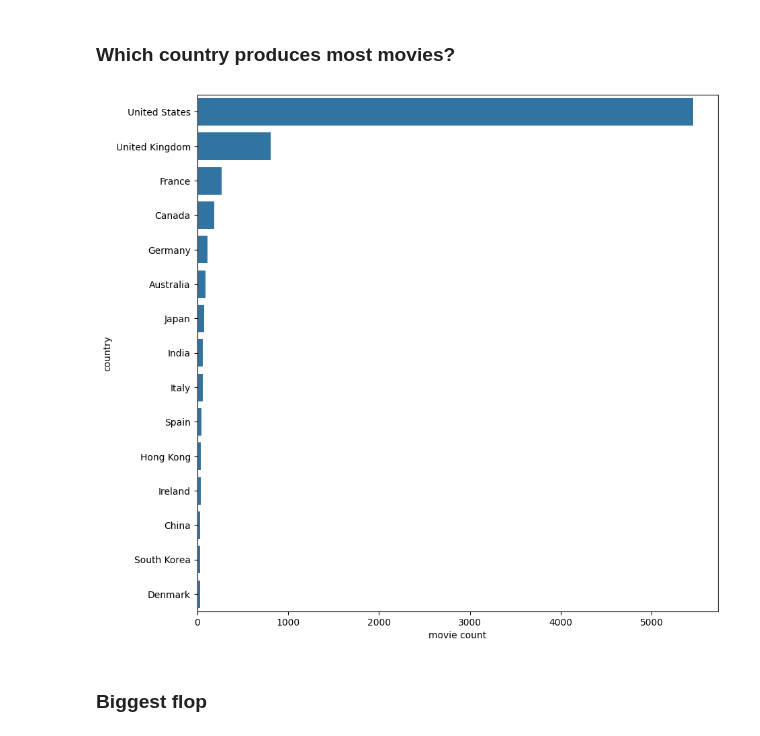
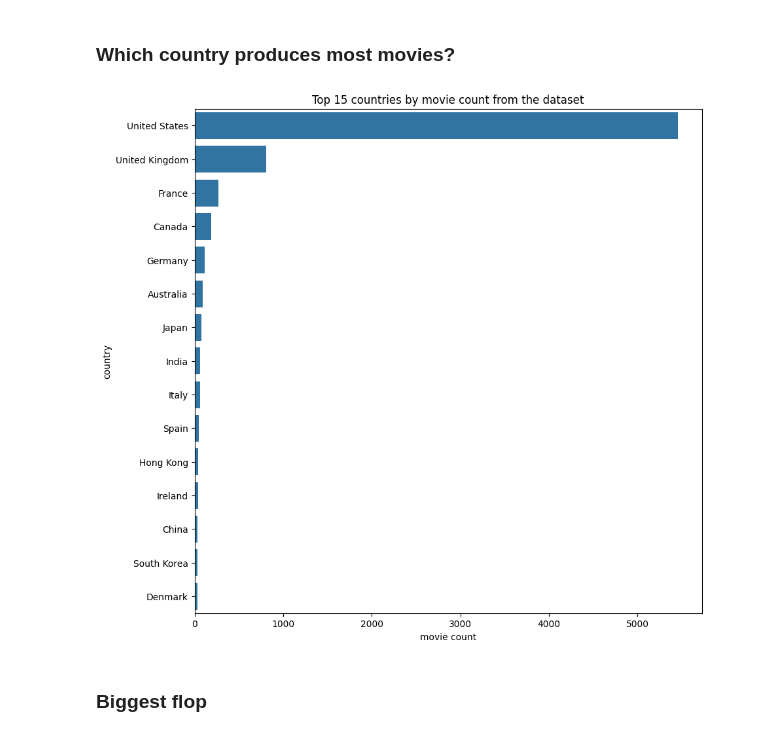
Before and after one commit to YugamdeepGoyal/Python_Data_Analysis_Project, a Jupyter notebook: app.ipynb, the cells around one changed output. Saved outputs shown, nothing was run; the diff lists cells and outputs as text; code cells hidden in the pictures.

```diff
--- a/app.ipynb
+++ b/app.ipynb
@@ -377,12 +377,13 @@ plt.show()
 movie_count_per_country = df["country"].value_counts().head(15) # I am using head although all countries can be displayed but on scale count will not be visible as the count of movies is very less
 # %%
 plt.figure(figsize=(10,10))
+plt.title("Top 15 countries by movie count from the dataset")
 sns.barplot(y=movie_count_per_country.index, x=movie_count_per_country.values)
 plt.xlabel("movie count")
 plt.ylabel("country")
 plt.show()
 # %% [output]
-[figure, old version]
+[figure, new version]
 # %% [markdown]
 ### Biggest flop
 # %%
```
Also changed, not shown: 1 other file.
